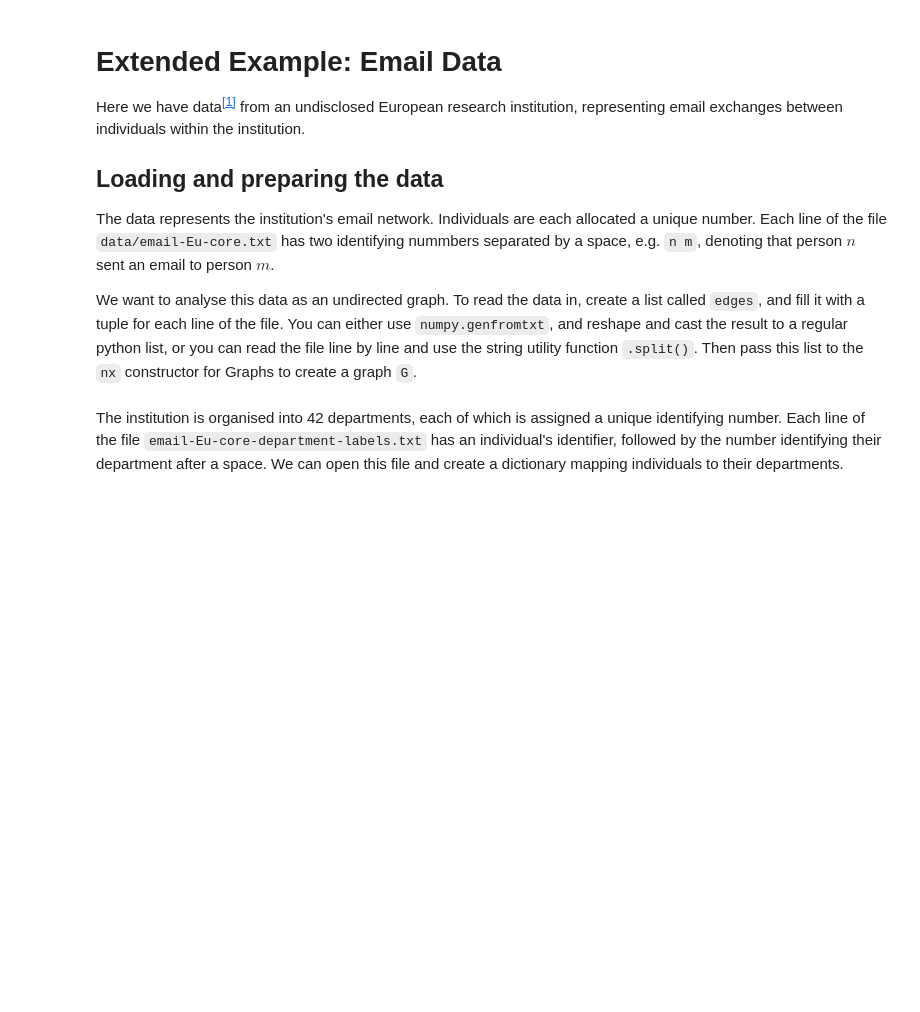
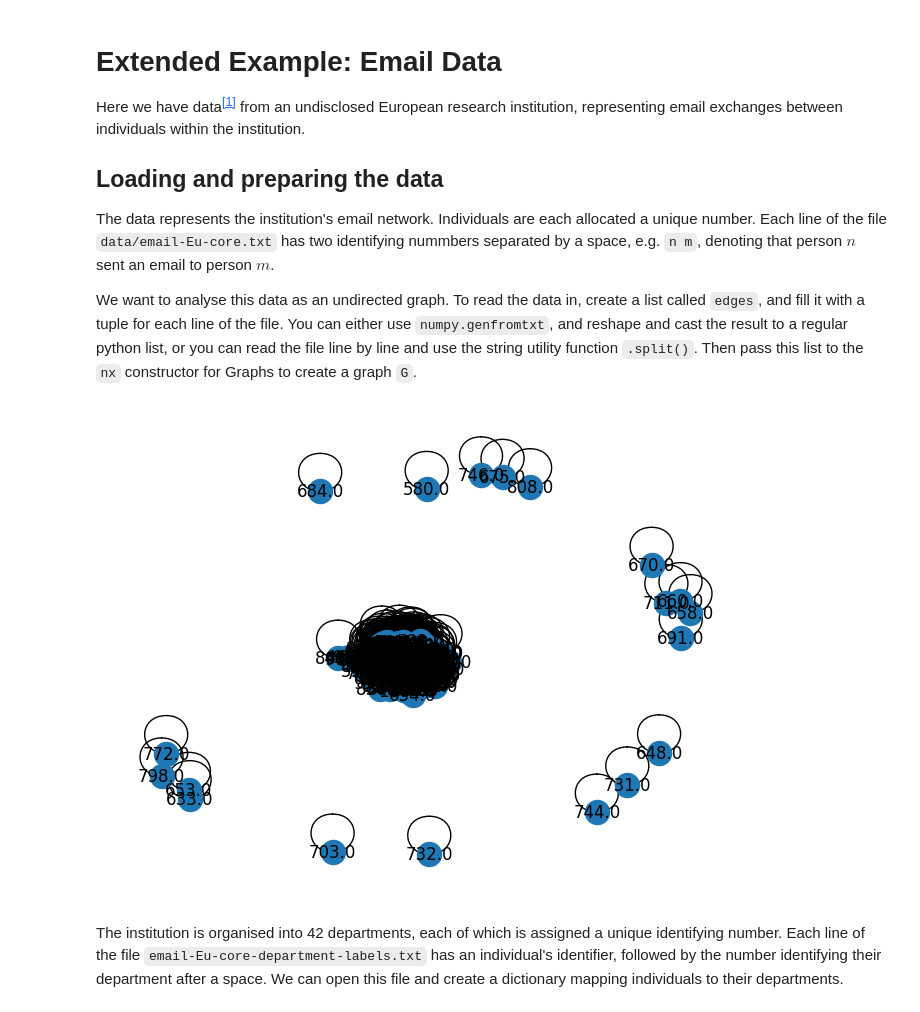
Before and after one commit to nbonacchi/python-programming, a Jupyter notebook: python-data-science/python-data-extra-networks.ipynb, the cells around one changed output. Saved outputs shown, nothing was run; the diff lists cells and outputs as text; code cells hidden in the pictures; blank space fills up the shorter version.

Commit message:
data module, all extra files working and updated to pytthon 3.13 + libs

```diff
--- a/python-data-science/python-data-extra-networks.ipynb
+++ b/python-data-science/python-data-extra-networks.ipynb
@@ -77,6 +95,15 @@ Here we have data<sup>[[1]](#snap)</sup> from an undisclosed European research i
 The data represents the institution's email network. Individuals are each allocated a unique number. Each line of the file `data/email-Eu-core.txt` has two identifying nummbers separated by a space, e.g. `n m`, denoting that person $n$ sent an email to person $m$.
 
 We want to analyse this data as an undirected graph. To read the data in, create a list called `edges`, and fill it with a tuple for each line of the file. You can either use `numpy.genfromtxt`, and reshape and cast the result to a regular python list, or you can read the file line by line  and use the string utility function `.split()`. Then pass this list to the `nx` constructor for Graphs to create a graph `G`.
+# %%
+email_data = np.genfromtxt("./data/email-Eu-core.txt",delimiter=" ")
+edges = []
+for tuple in email_data:
+    edges.append((tuple[0],tuple[1]))
+G = nx.Graph(edges)
+nx.draw(G, with_labels=True)  # can remove this line
+# %% [output]
+[figure, added]
 # %% [markdown]
 The institution is organised into 42 departments, each of which is assigned a unique identifying number. Each line of the file `email-Eu-core-department-labels.txt` has an individual's identifier, followed by the number identifying their department after a space. We can open this file and create a dictionary mapping individuals to their departments.
 # %%
```
Also changed, not shown: parts of 21 cells of this notebook, 5 other files.
